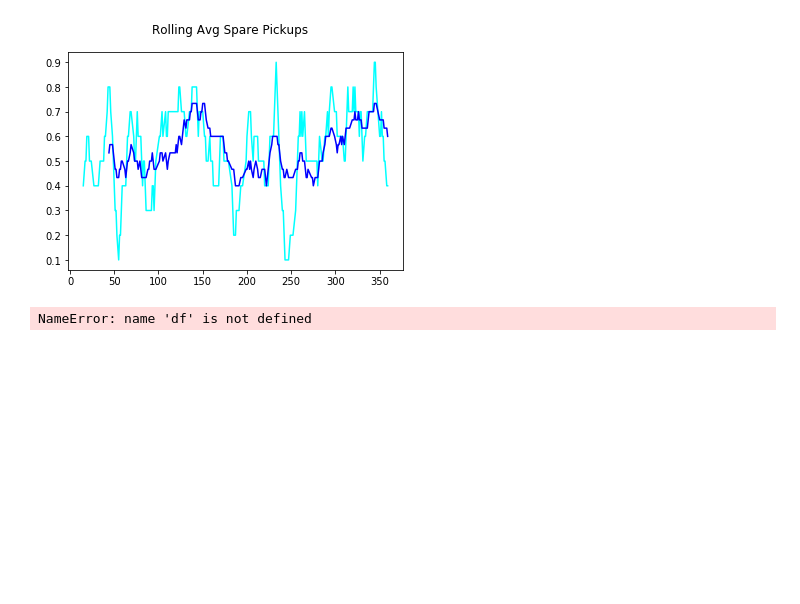
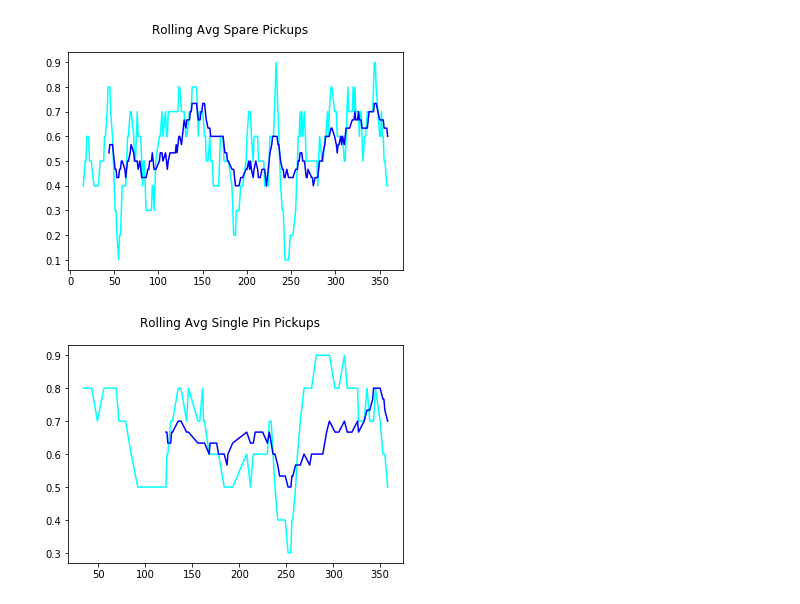
Before and after one commit to jobevers/bowlingscorer, a Jupyter notebook: Basic Stats.ipynb, the cells around one changed output. Drawn from its saved outputs; the diff is of its cells as text; code cells hidden in the pictures; blank space fills up the shorter version.

```diff
--- a/Basic Stats.ipynb
+++ b/Basic Stats.ipynb
@@ -119,13 +119,13 @@ ax.figure.suptitle('Rolling Avg Spare Pickups');
 # %% [output]
 [figure]
 # %%
-single_pin_leaves = df[df['T1'] == 9]
+single_pin_leaves = frames_df[frames_df['T1'] == 9]
 single_pin_spares = (single_pin_leaves['T2'] == 1).astype(int)
 ax = single_pin_spares.rolling(10).mean().plot(color="cyan");
 single_pin_spares.rolling(30).mean().plot(color="blue")
 ax.figure.suptitle('Rolling Avg Single Pin Pickups');
 # %% [output]
-NameError: name 'df' is not defined
+[figure, added]
 # %%
 def get_single_pin_leaves(pin_leaves, pin):
     for i, leave in enumerate(pin_leaves):
```
Also changed, not shown: parts of 5 cells of this notebook.
